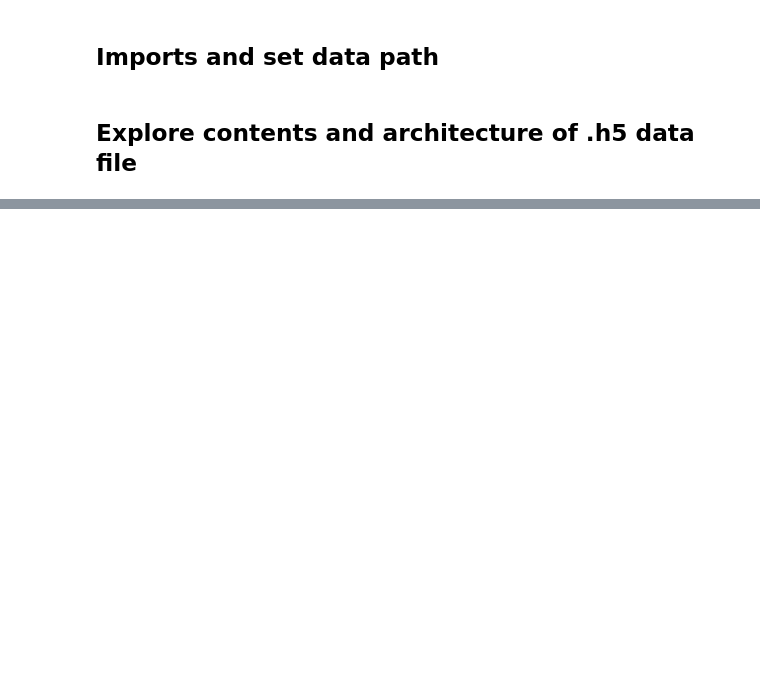
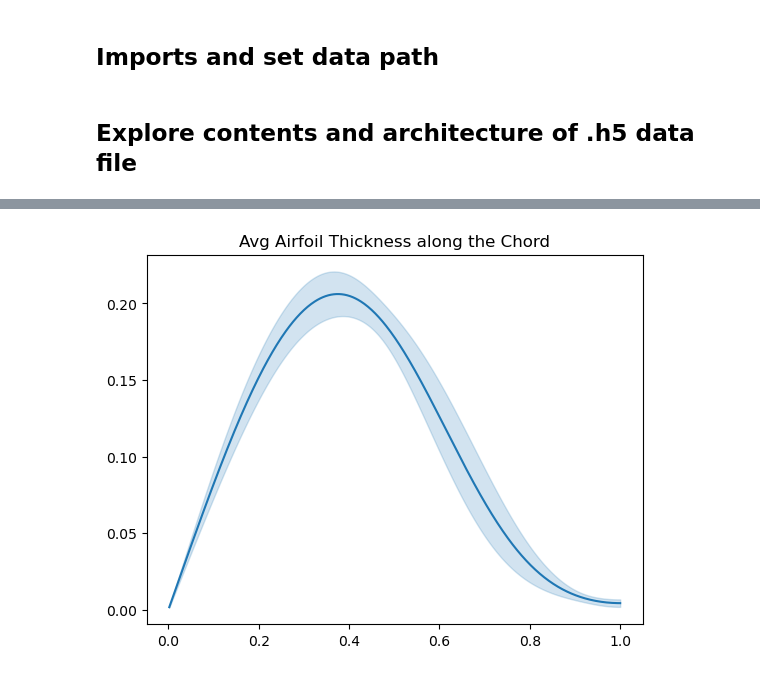
Before and after one commit to NREL/windAI_bench, a Jupyter notebook: airfoil_9k/explore_airfoil_9k_data.ipynb, the cells around one changed output, grey strips where cells are left out. Saved outputs shown, nothing was run; the diff lists cells and outputs as text; code cells hidden in the pictures; blank space fills up the shorter version.

```diff
--- a/airfoil_9k/explore_airfoil_9k_data.ipynb
+++ b/airfoil_9k/explore_airfoil_9k_data.ipynb
@@ -142 +168,7 @@ ax.set(xlabel='Thickness/c');
+# %%
+# Visualize average thickness along the chord and standard deviation across all airfoils
+ax = sns.lineplot(data=thickness_arr_1d, x=thickness_arr_1d[:,0], y=thickness_arr_1d[:,1], errorbar='sd', n_boot=(len(thickness_arr_1d)))
+ax.set_title('Avg Airfoil Thickness along the Chord');
+# %% [output]
+[figure, added]
 # %%
```
Also changed, not shown: parts of 23 cells of this notebook, 1 other file.
